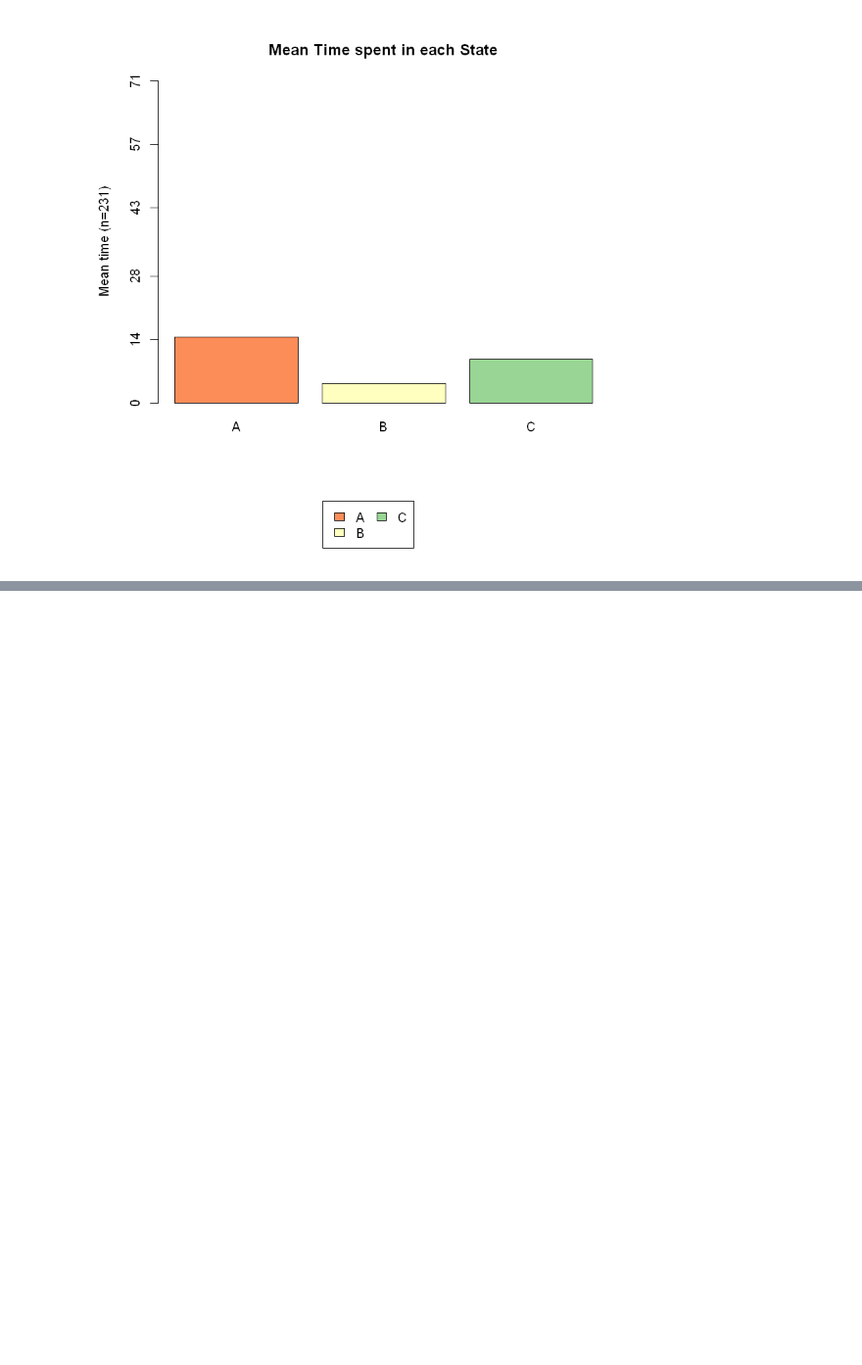
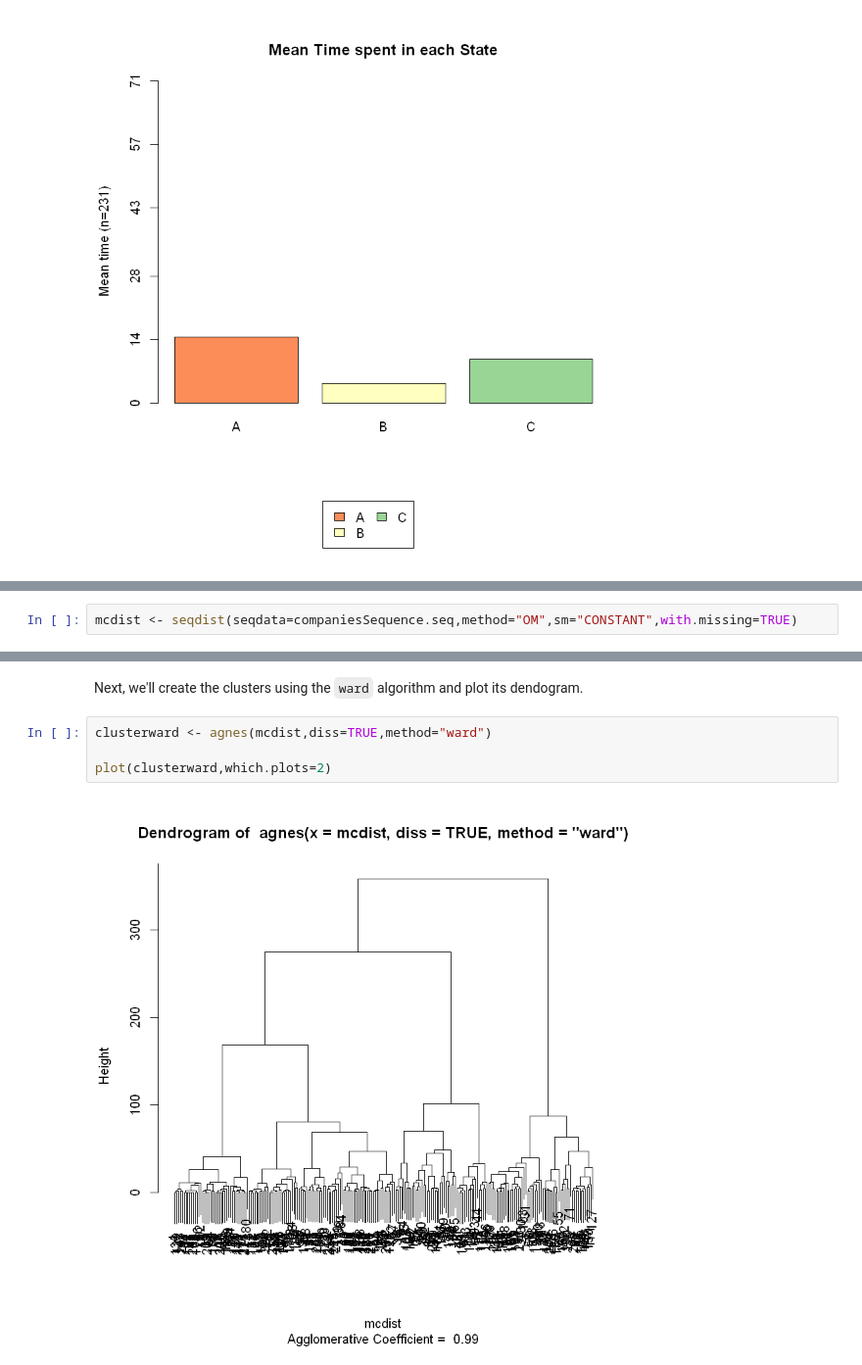
Before and after one commit to pedrobraz1990/RA_SequenceAnalysis, a Jupyter notebook: Sequence Analysis.ipynb, the cells around one changed output, grey strips where cells are left out. Shown at 98% size. Drawn from its saved outputs; the diff is of its cells as text; blank space fills up the shorter version.

```diff
--- a/Sequence Analysis.ipynb
+++ b/Sequence Analysis.ipynb
@@ -178,0 +238,2 @@ makeSequencePlots(companiesSequence.seq)
+# %%
+mcdist <- seqdist(seqdata=companiesSequence.seq,method="OM",sm="CONSTANT",with.missing=TRUE)
@@ -178,0 +249,8 @@ makeSequencePlots(companiesSequence.seq)
+# %% [markdown]
+Next, we'll create the clusters using the ``ward`` algorithm and plot its dendogram.
+# %%
+clusterward <- agnes(mcdist,diss=TRUE,method="ward")
+
+plot(clusterward,which.plots=2)
+# %% [output]
+[figure, added]
```
Also changed, not shown: parts of 20 cells of this notebook, 1 other file.
